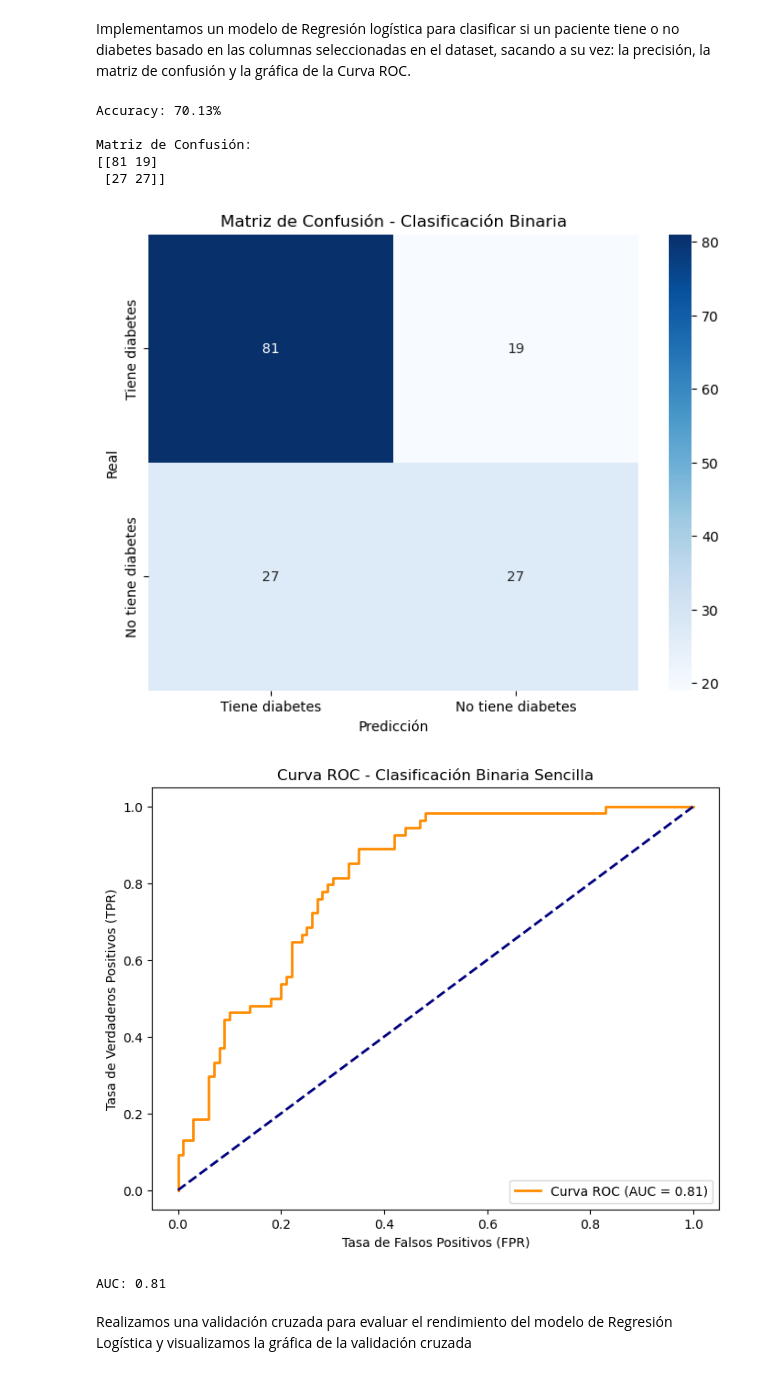
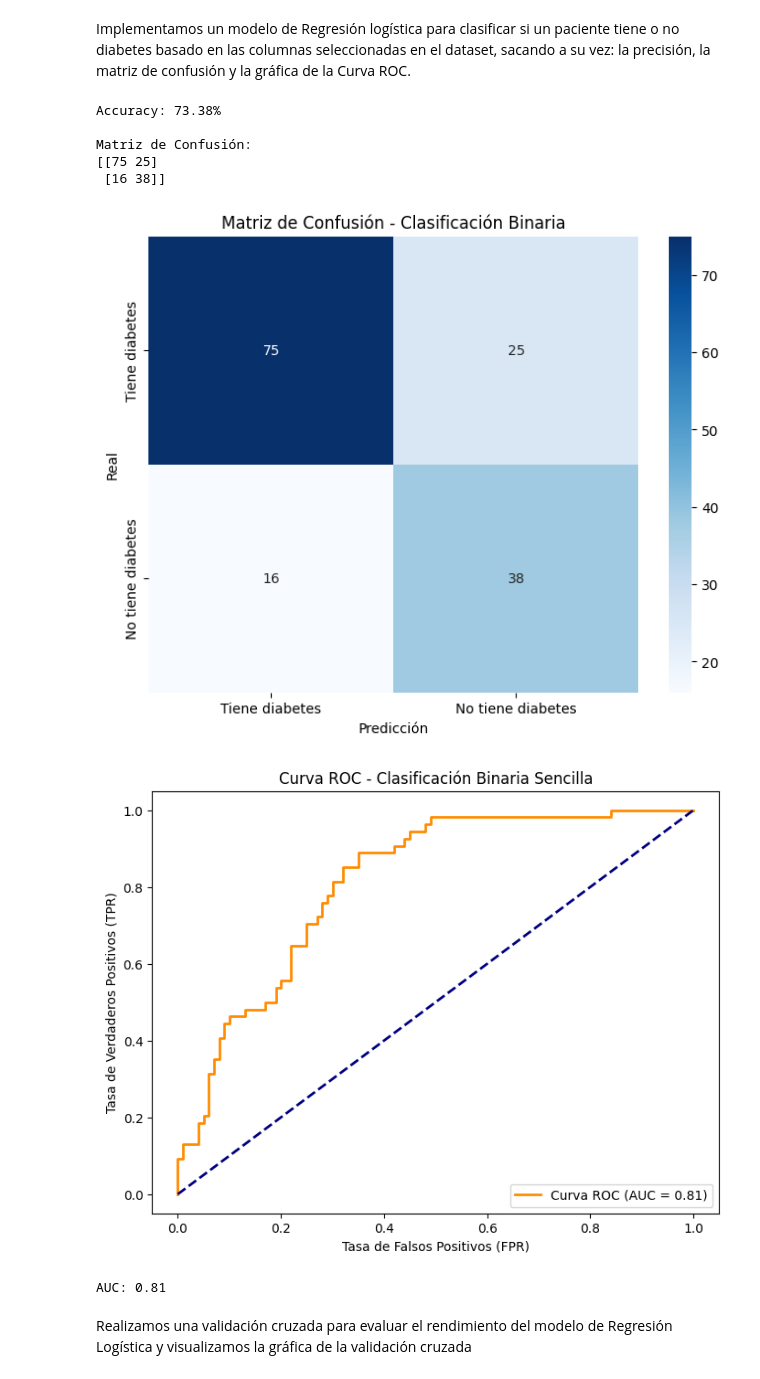
Before and after one commit to Raul0801/SIAA_prediccion_lineal_notas, a Jupyter notebook: Diabetes/knn_raul_javier_laura_martin_hugo.ipynb, the cells around one changed output. Saved outputs shown, nothing was run; the diff lists cells and outputs as text; code cells hidden in the pictures.

Commit message:
accuracy

```diff
--- a/Diabetes/knn_raul_javier_laura_martin_hugo.ipynb
+++ b/Diabetes/knn_raul_javier_laura_martin_hugo.ipynb
@@ -191,7 +192,7 @@ Aplicamos los parámetros del GridSearchCV al modelo de K-NN porque asegura los
 # Ajustamos el número de vecinos al valor con mayor precisión y vemos como se reducen MSE y R2 y aumenta la precisión
 pipeline = Pipeline([
     ("escalar", StandardScaler()),
-    ("modelo", KNeighborsClassifier(n_neighbors=9, weights='uniform', p=1, leaf_size=20, algorithm='auto', metric='minkowski'))
+    ("modelo", KNeighborsClassifier(n_neighbors=7, weights='uniform', p=1, leaf_size=20, algorithm='auto', metric='minkowski'))
 ])
 
 pipeline.fit(X_train, y_train)
@@ -233,8 +241,8 @@ print(probabilidades[:10])
 Implementamos un modelo de Regresión logística para clasificar si un paciente tiene o no diabetes basado en las columnas seleccionadas en el dataset, sacando a su vez: la precisión, la matriz
 de confusión y la gráfica de la Curva ROC.
 # %%
-# Crear el modelo de Regresión Logística
-log_reg = LogisticRegression(max_iter=10000)
+# Crear el modelo de Regresión Logística (balanced para disminuir el desbalance del dataset, muchos más pacientes sin diabetes que con diabetes)
+log_reg = LogisticRegression(class_weight='balanced', max_iter=10000)
 
 # Entrenar el modelo con el conjunto de entrenamiento
 log_reg.fit(X_train, y_train)
@@ -255,38 +263,38 @@ print(cm)
 plt.figure(figsize=(8, 6))
 sns.heatmap(cm, annot=True, fmt="d", cmap="Blues", xticklabels=["Tiene diabetes", "No tiene diabetes"], yticklabels=["Tiene diabetes", "No tiene diabetes"])
 plt.title('Matriz de Confusión - Clasificación Binaria')
 plt.xlabel('Predicción')
 plt.ylabel('Real')
 plt.show()
 
 # Realizar predicciones con el conjunto de prueba (probabilidades) para ROC
 Y_pred_prob = log_reg.predict_proba(X_test)[:, 1]  # Probabilidades de la clase positiva (1)
 
 # Calcular la curva ROC
 fpr, tpr, thresholds = roc_curve(y_test, Y_pred_prob)
 
 # Calcular el AUC (Área Bajo la Curva)
 roc_auc = auc(fpr, tpr)
 
 # Graficar la curva ROC
 plt.figure(figsize=(8, 6))
 plt.plot(fpr, tpr, color='darkorange', lw=2, label=f'Curva ROC (AUC = {roc_auc:.2f})')
 plt.plot([0, 1], [0, 1], color='navy', lw=2, linestyle='--')  # Línea aleatoria (AUC = 0.5)
 plt.xlabel('Tasa de Falsos Positivos (FPR)')
 plt.ylabel('Tasa de Verdaderos Positivos (TPR)')
 plt.title('Curva ROC - Clasificación Binaria Sencilla')
 plt.legend(loc='lower right')
 plt.show()
 
 print(f'AUC: {roc_auc:.2f}')
 # %% [output]
-Accuracy: 70.13%
+Accuracy: 73.38%
 
 Matriz de Confusión:
-[[81 19]
- [27 27]]
+[[75 25]
+ [16 38]]
-[figure, old version]
+[figure, new version]
-[figure, old version]
+[figure, new version]
 AUC: 0.81
 # %% [markdown]
 Realizamos una validación cruzada para evaluar el rendimiento del modelo de Regresión Logística y visualizamos la gráfica de la validación cruzada
```
Also changed, not shown: parts of 7 cells of this notebook, 1 other file.
